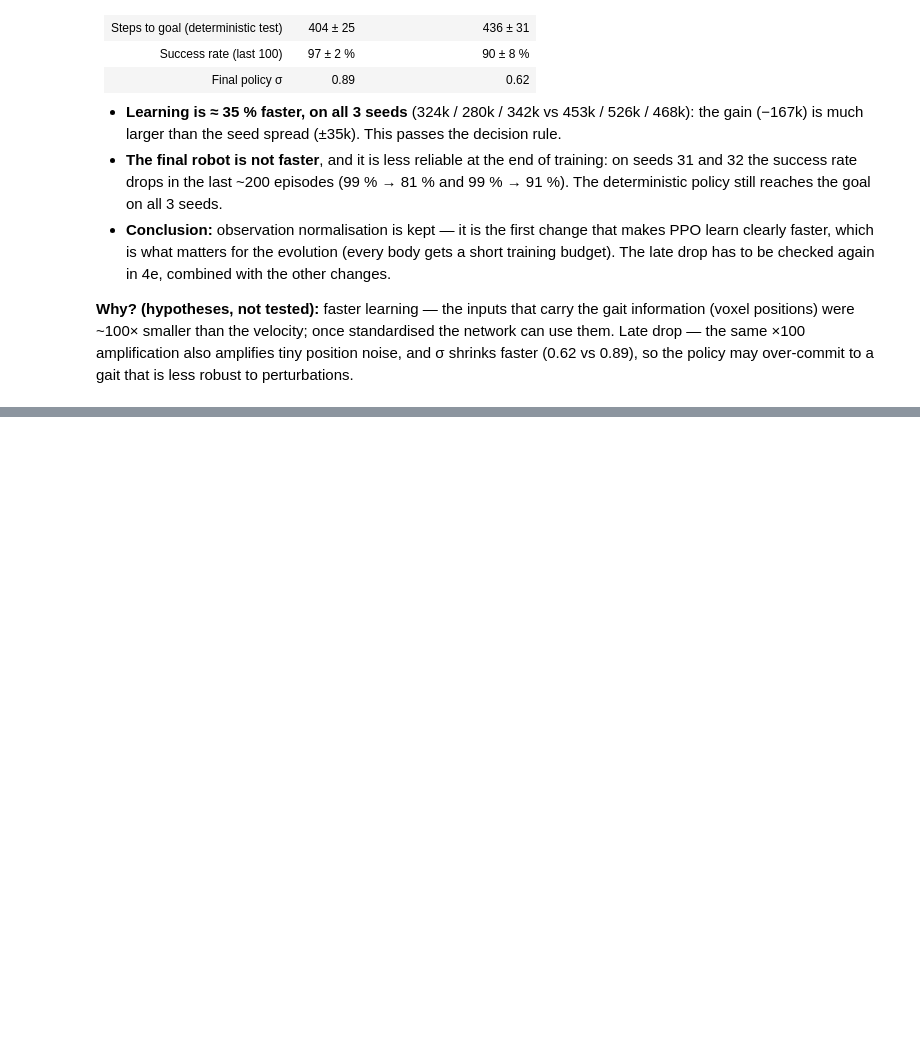
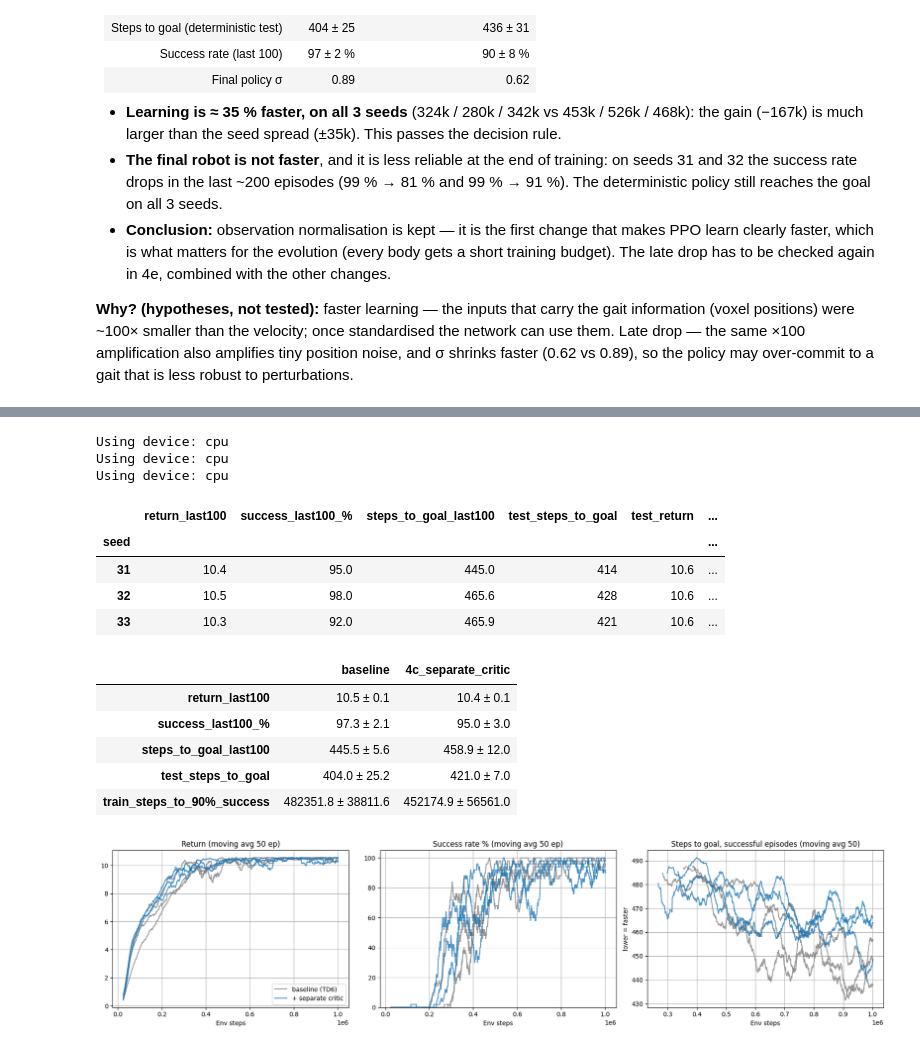
Before and after one commit to enzontl/evogym-coevolution, a Jupyter notebook: notebooks/03_ppo_optimisation.ipynb, the cells around one changed output, grey strips where cells are left out. Cells and saved outputs as stored; diff of their text form; code cells hidden in the pictures; blank space fills up the shorter version.

Commit message:
Step 4c: separate actor and critic (--separate-critic), 3 seeds - not kept: no clear effect

```diff
--- a/notebooks/03_ppo_optimisation.ipynb
+++ b/notebooks/03_ppo_optimisation.ipynb
@@ -156,0 +163,19 @@ Using device: cpu
+# %%
+t4c = compare("4c_separate_critic", "walker_4c_sepcritic")
+plot_vs_baseline("walker_4c_sepcritic", "+ separate critic", "04c_separate_critic.png")
+# %% [output]
+Using device: cpu
+Using device: cpu
+Using device: cpu
+|  | return_last100 | success_last100_% | steps_to_goal_last100 | test_steps_to_goal | test_return | ... |
+| seed |  |  |  |  |  | ... |
+| 31 | 10.4 | 95.0 | 445.0 | 414 | 10.6 | ... |
+| 32 | 10.5 | 98.0 | 465.6 | 428 | 10.6 | ... |
+| 33 | 10.3 | 92.0 | 465.9 | 421 | 10.6 | ... |
+|  | baseline | 4c_separate_critic |
+| return_last100 | 10.5 ± 0.1 | 10.4 ± 0.1 |
+| success_last100_% | 97.3 ± 2.1 | 95.0 ± 3.0 |
+| steps_to_goal_last100 | 445.5 ± 5.6 | 458.9 ± 12.0 |
+| test_steps_to_goal | 404.0 ± 25.2 | 421.0 ± 7.0 |
+| train_steps_to_90%_success | 482351.8 ± 38811.6 | 452174.9 ± 56561.0 |
+[figure, added]
```
Also changed, not shown: parts of 2 cells of this notebook, 2 other files.
